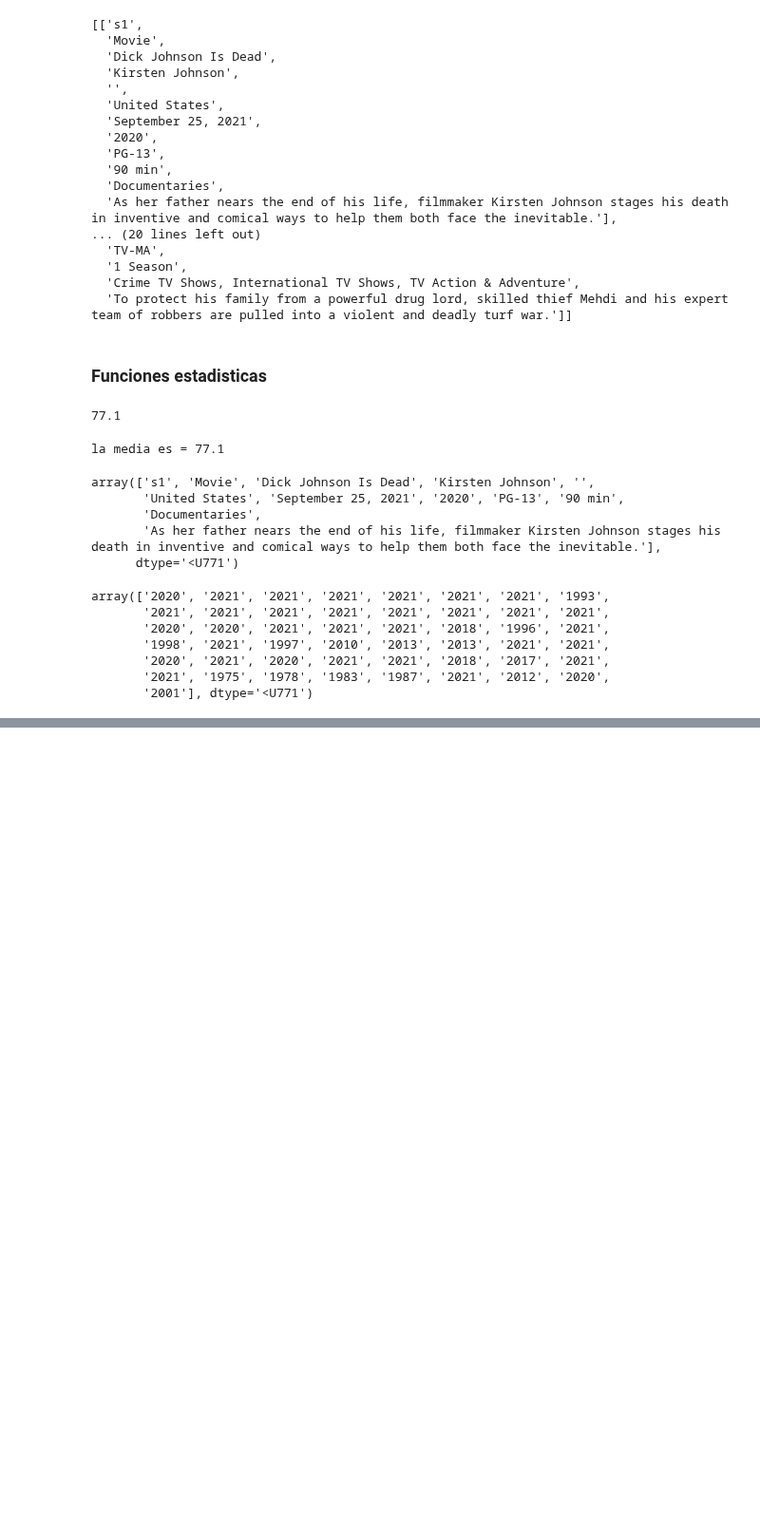
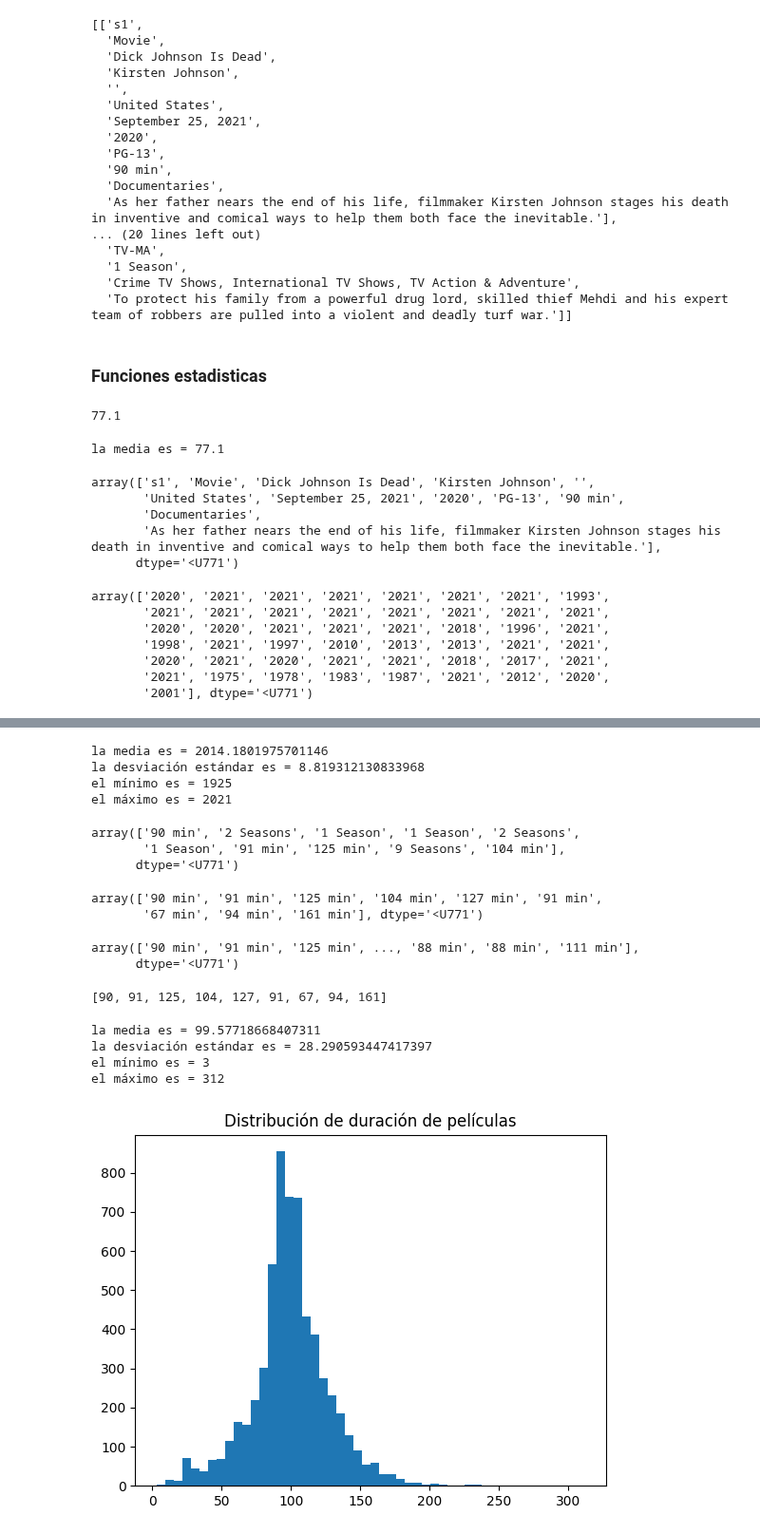
Before and after one commit to Benmaza/Benmaza, a Jupyter notebook: EBAC/20_Modulos_paquetes.ipynb, the cells around one changed output, grey strips where cells are left out. Shown at 95% size. Saved outputs shown, nothing was run; the diff lists cells and outputs as text; code cells hidden in the pictures; blank space fills up the shorter version.

```diff
--- a/EBAC/20_Modulos_paquetes.ipynb
+++ b/EBAC/20_Modulos_paquetes.ipynb
@@ -105,0 +143,61 @@ array(['2020', '2021', '2021', '2021', '2021', '2021', '2021', '1993',
+# %%
+mean_year = mean(release_year_int)
+stdev_year = stdev(release_year_int)
+min_year = min(release_year_int)
+max_year = max(release_year_int)
+
+print ("la media es = {0}".format(mean_year))
+print ("la desviación estándar es = {0}".format(stdev_year))
+print ("el mínimo es = {0}".format(min_year))
+print ("el máximo es = {0}".format(max_year))
+# %% [output]
+la media es = 2014.1801975701146
+la desviación estándar es = 8.819312130833968
+el mínimo es = 1925
+el máximo es = 2021
+# %%
+duration = movies[:,9]
+duration [0:10]
+# %% [output]
+array(['90 min', '2 Seasons', '1 Season', '1 Season', '2 Seasons',
+       '1 Season', '91 min', '125 min', '9 Seasons', '104 min'],
+      dtype='<U771')
+# %%
+movies[np.char.endswith(movies, 'min')] [0:9]
+# %% [output]
+array(['90 min', '91 min', '125 min', '104 min', '127 min', '91 min',
+       '67 min', '94 min', '161 min'], dtype='<U771')
+# %%
+duration_min=(duration[np.char.endswith(duration, 'min')])
+duration_min
+# %% [output]
+array(['90 min', '91 min', '125 min', ..., '88 min', '88 min', '111 min'],
+      dtype='<U771')
+# %%
+duration_min_end = np.char.strip(duration_min, 'min')
+duration_min_int = [int(numeric_string) for numeric_string in duration_min_end]
+# %%
+duration_min_int [0:9]
+# %% [output]
+[90, 91, 125, 104, 127, 91, 67, 94, 161]
+# %%
+mean_movie = mean(duration_min_int)
+stdev_movie = stdev(duration_min_int)
+min_movie = min(duration_min_int)
+max_movie = max(duration_min_int)
+
+print ("la media es = {0}".format(mean_movie))
+print ("la desviación estándar es = {0}".format(stdev_movie))
+print ("el mínimo es = {0}".format(min_movie))
+print ("el máximo es = {0}".format(max_movie))
+# %% [output]
+la media es = 99.57718668407311
+la desviación estándar es = 28.290593447417397
+el mínimo es = 3
+el máximo es = 312
+# %%
+plt.hist(duration_min_int, bins=50)
+plt.title('Distribución de duración de películas')
+plt.show()
+# %% [output]
+[figure, added]
```
Also changed, not shown: parts of 11 cells of this notebook, 7 other files.
